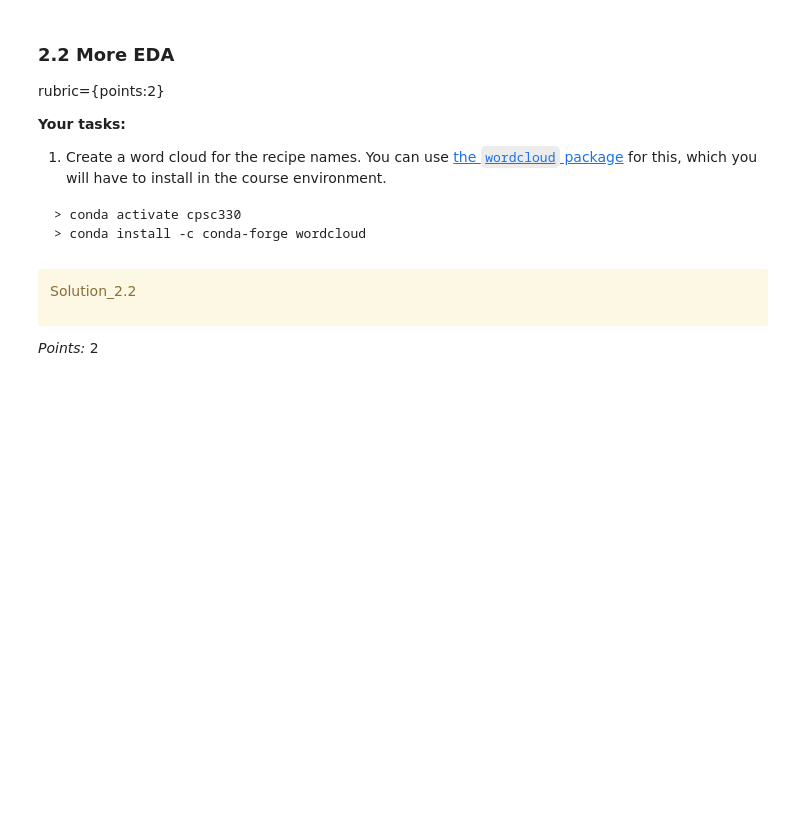
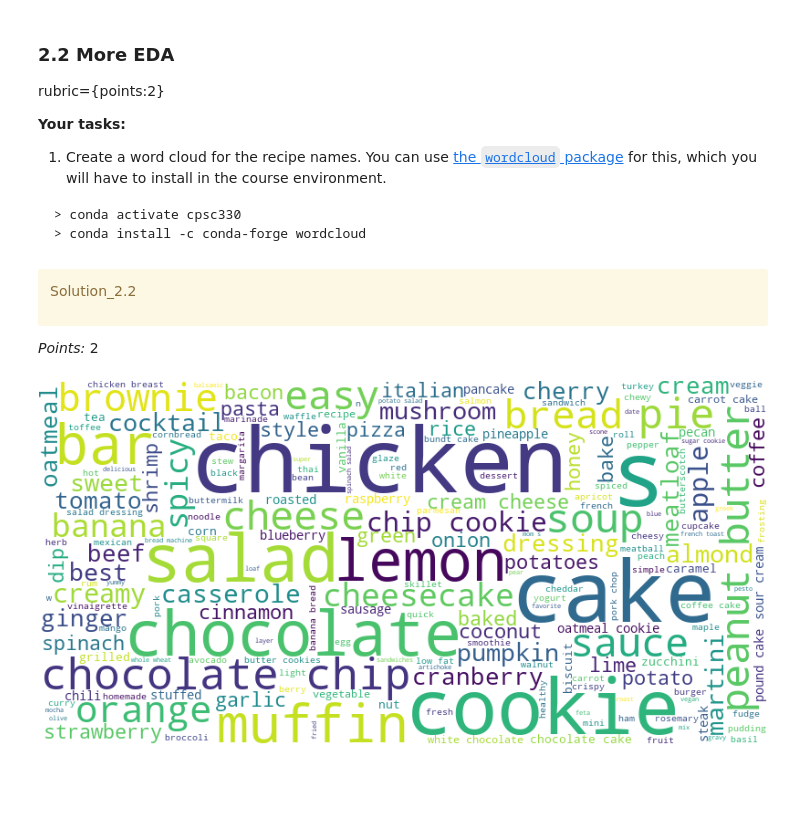
Before and after one commit to junseoparkX/cpsc330hw6, a Jupyter notebook: hw6.ipynb, the cells around one changed output. Drawn from its saved outputs; the diff is of its cells as text; code cells hidden in the pictures; blank space fills up the shorter version.

```diff
--- a/hw6.ipynb
+++ b/hw6.ipynb
@@ -579,3 +752,12 @@ _Points:_ 2
+# %%
+from wordcloud import WordCloud
+text = " ".join(recipes_df["name"].astype(str).tolist())
+
+# Generate the word cloud
+wordcloud = WordCloud(width=800, height=400, background_color="white", max_font_size=100)
+wordcloud.generate(text).to_image()
+# %% [output]
+[figure, added]
 # %% [markdown]
 <!-- END QUESTION -->
 
```
Also changed, not shown: parts of 65 cells of this notebook.
